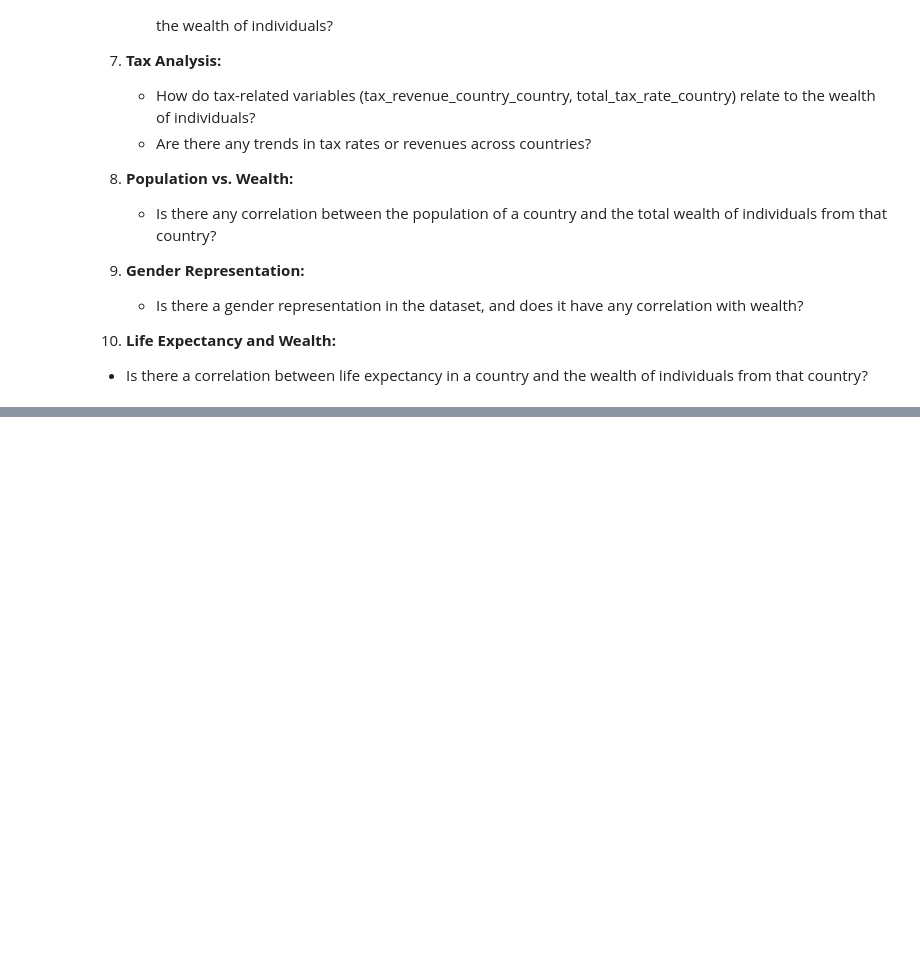
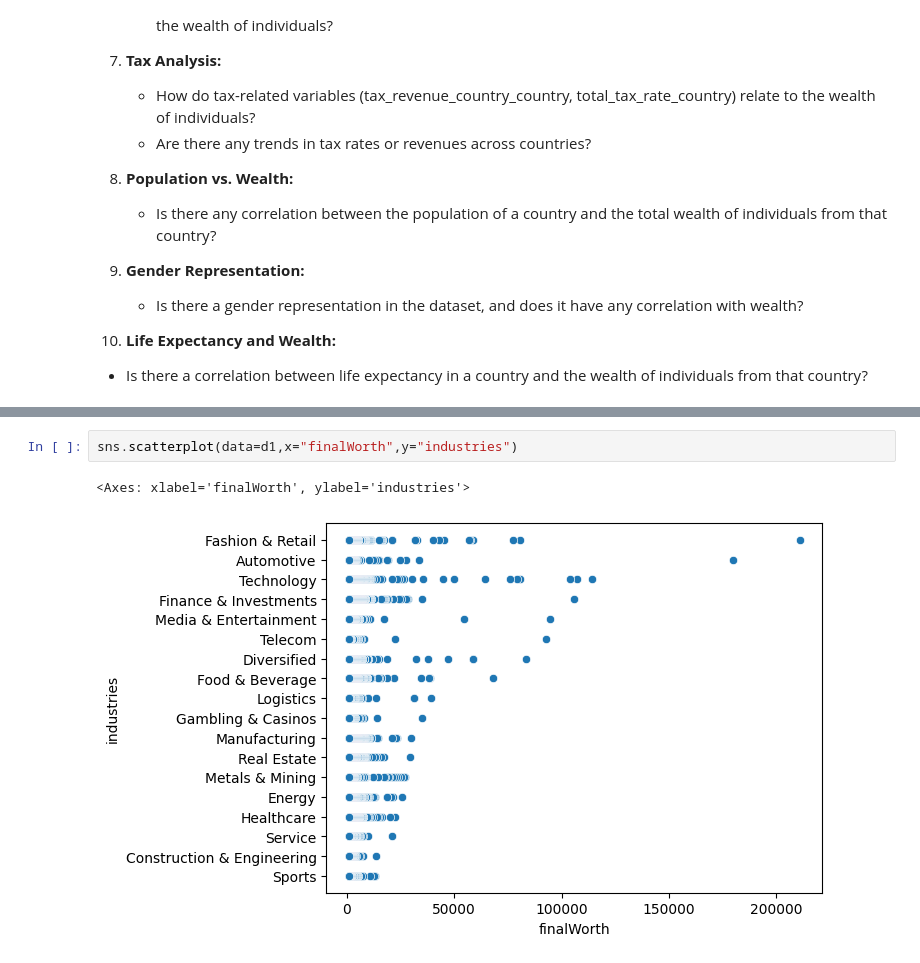
Before and after one commit to naveen3830/Kaggle, a Jupyter notebook: billionaires-data-visualization.ipynb, the cells around one changed output, grey strips where cells are left out. Cells and saved outputs as stored; diff of their text form; blank space fills up the shorter version.

```diff
--- a/billionaires-data-visualization.ipynb
+++ b/billionaires-data-visualization.ipynb
@@ -198,0 +296,5 @@ d1["country"].duplicated().sum()
+# %%
+sns.scatterplot(data=d1,x="finalWorth",y="industries")
+# %% [output]
+<Axes: xlabel='finalWorth', ylabel='industries'>
+[figure, added]
```
Also changed, not shown: parts of 9 cells of this notebook.
